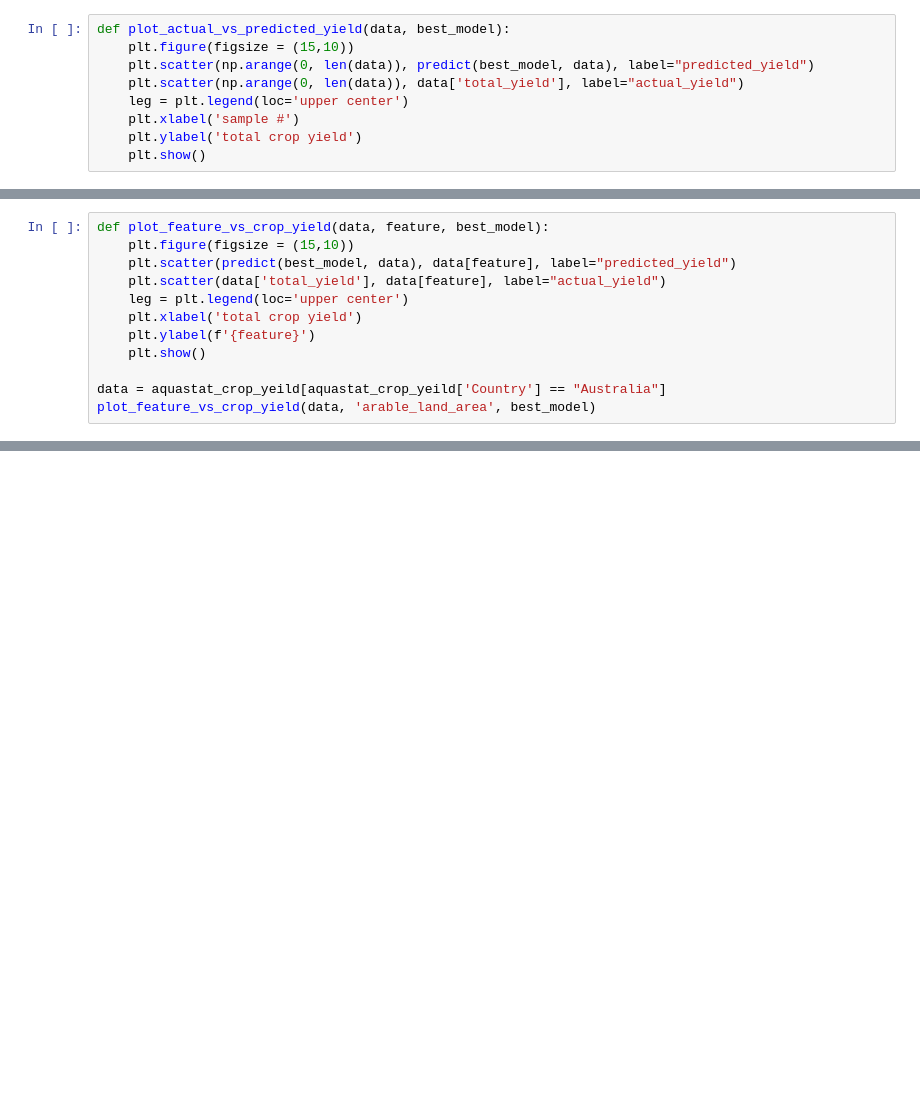
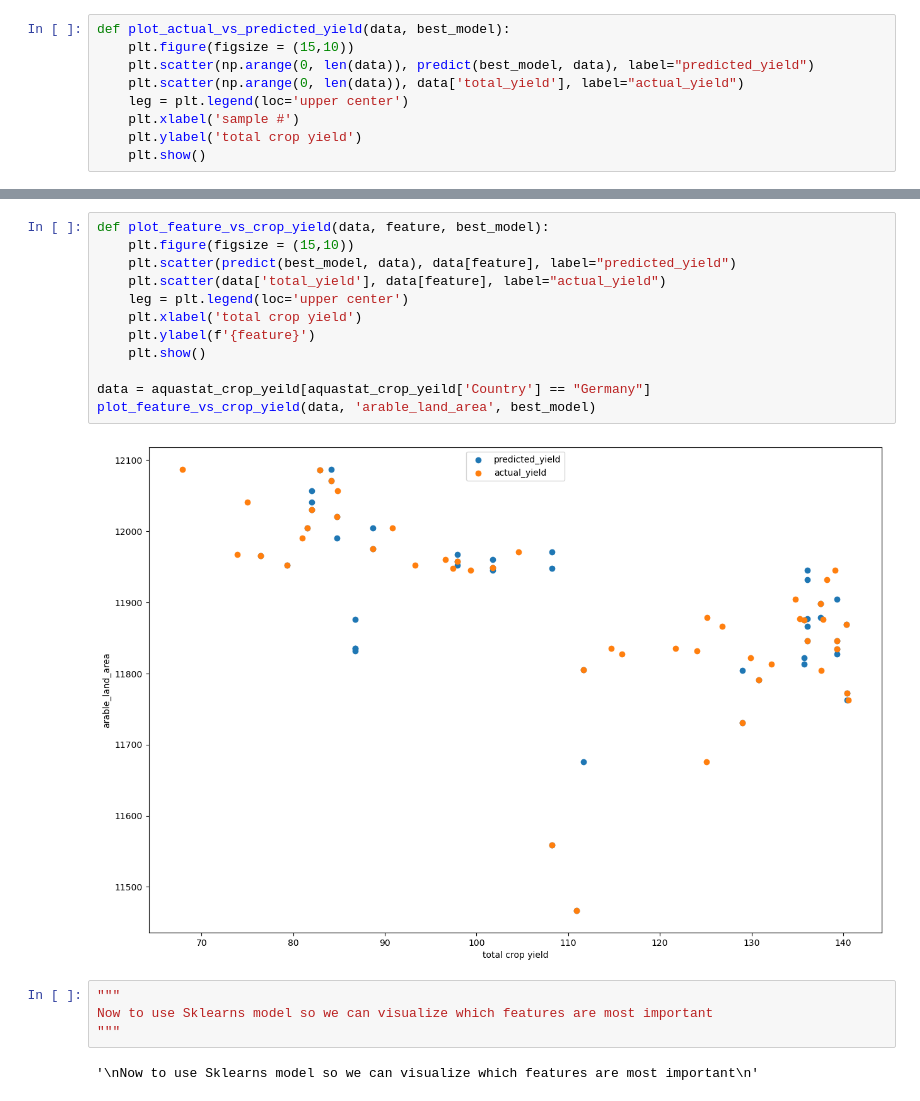
Before and after one commit to elirwater/ds4400-final-project, a Jupyter notebook: regression_tree_model.ipynb, the cells around one changed output, grey strips where cells are left out. Drawn from its saved outputs; the diff is of its cells as text; blank space fills up the shorter version.

```diff
--- a/regression_tree_model.ipynb
+++ b/regression_tree_model.ipynb
@@ -356,12 +350,0 @@ R2: 0.7617019040528107
-# %%
-def plot_feature_vs_crop_yield(data, feature, best_model):
-    plt.figure(figsize = (15,10))
-    plt.scatter(predict(best_model, data), data[feature], label="predicted_yield")
-    plt.scatter(data['total_yield'], data[feature], label="actual_yield")
-    leg = plt.legend(loc='upper center')
-    plt.xlabel('total crop yield')
-    plt.ylabel(f'{feature}')
-    plt.show()
-
-data = aquastat_crop_yeild[aquastat_crop_yeild['Country'] == "Australia"]
-plot_feature_vs_crop_yield(data, 'arable_land_area', best_model)
@@ -388,0 +351,20 @@ plot_feature_vs_crop_yield(data, 'arable_land_area', best_model)
+# %%
+def plot_feature_vs_crop_yield(data, feature, best_model):
+    plt.figure(figsize = (15,10))
+    plt.scatter(predict(best_model, data), data[feature], label="predicted_yield")
+    plt.scatter(data['total_yield'], data[feature], label="actual_yield")
+    leg = plt.legend(loc='upper center')
+    plt.xlabel('total crop yield')
+    plt.ylabel(f'{feature}')
+    plt.show()
+
+data = aquastat_crop_yeild[aquastat_crop_yeild['Country'] == "Germany"]
+plot_feature_vs_crop_yield(data, 'arable_land_area', best_model)
+# %% [output]
+[figure, added]
+# %%
+"""
+Now to use Sklearns model so we can visualize which features are most important
+"""
+# %% [output]
+'\nNow to use Sklearns model so we can visualize which features are most important\n'
```
Also changed, not shown: parts of 11 cells of this notebook, 1 other file.
